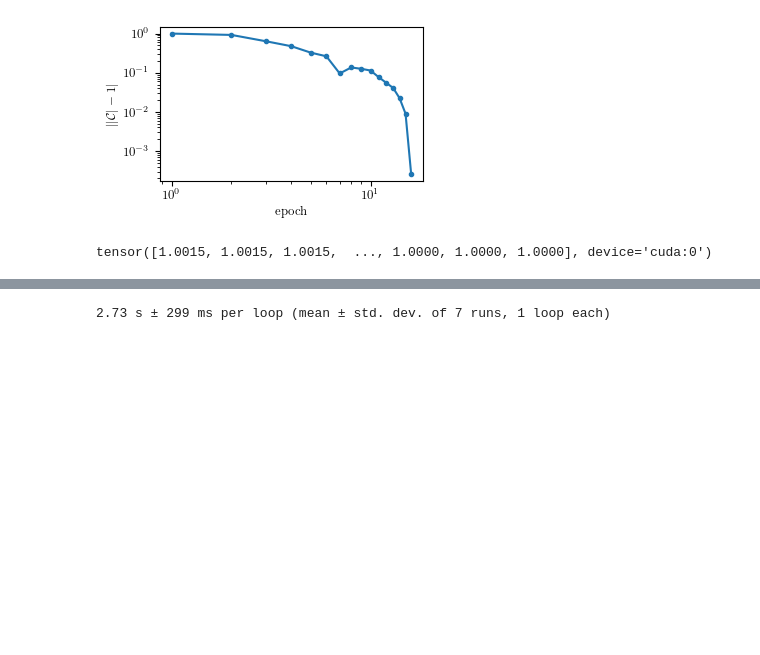
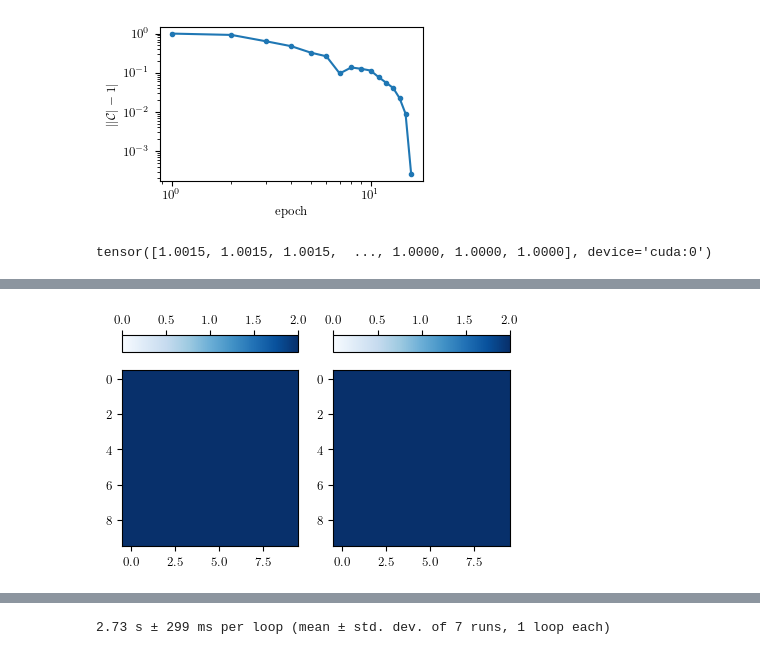
Before and after one commit to hainingpan/GTN, a Jupyter notebook: test_pytorch.ipynb, the cells around one changed output, grey strips where cells are left out. Drawn from its saved outputs; the diff is of its cells as text; code cells hidden in the pictures; blank space fills up the shorter version.

```diff
--- a/test_pytorch.ipynb
+++ b/test_pytorch.ipynb
@@ -387,0 +399,6 @@ KeyboardInterrupt:
+# %%
+for idx in range(len(EC_list)):
+    fig,ax=plt.subplots(1,2,figsize=(5,2.5))
+    plot_EC(rs['EC'][idx],ax=ax,vmax=None)
+# %% [output]
+[figure, added]
```
Also changed, not shown: parts of 27 cells of this notebook, 2 other files.
